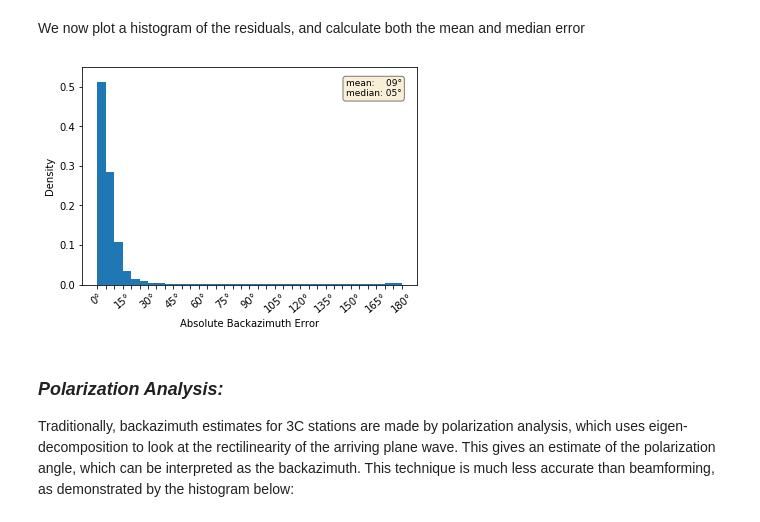
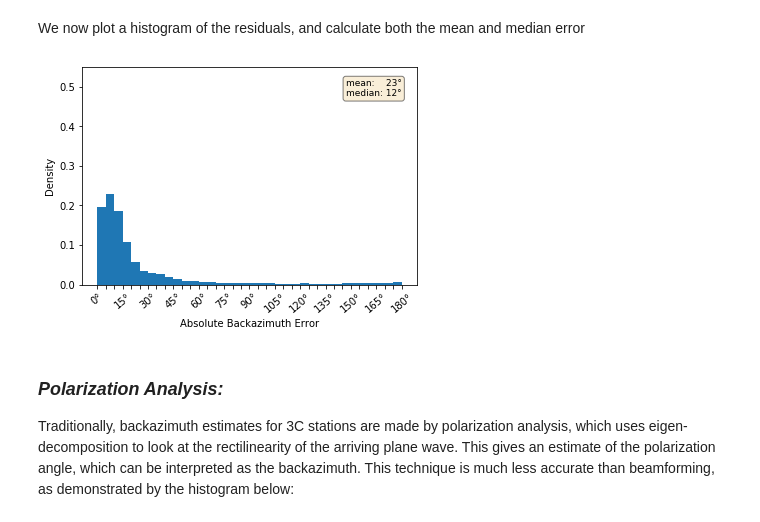
Before and after one commit to joshuadickey/baz-net, a Jupyter notebook: BazNet.ipynb, the cells around one changed output. Cells and saved outputs as stored; diff of their text form; code cells hidden in the pictures.

```diff
--- a/BazNet.ipynb
+++ b/BazNet.ipynb
@@ -70,9 +74,9 @@ def read_cat(cat_file):
     return cat
 # %%
 cat_CPUP = read_cat('data/Y_CPUP_20_180.csv')
-cat_ASAR = read_cat('data/Y_ASAR_20_180.csv')
+cat_CMAR = read_cat('data/Y_CMAR_20_180.csv')
 display(cat_CPUP.STA.value_counts())
-display(cat_ASAR.STA.value_counts())
+display(cat_CMAR.STA.value_counts())
 # %% [output]
 CPUP    51385
 Name: STA, dtype: int64
@@ -137,7 +141,7 @@ def azimuther(cat_row):
     return Geodesic.WGS84.Inverse(cat_row.EV_LAT, cat_row.EV_LON, cat_row.ST_LAT, cat_row.ST_LON)['azi2'] + 180
 # %%
 cat_CPUP['AZI_TRUE'] = cat_CPUP.apply(lambda row: azimuther(row), axis=1)
-cat_ASAR['AZI_TRUE'] = cat_ASAR.apply(lambda row: azimuther(row), axis=1)
+cat_CMAR['AZI_TRUE'] = cat_CMAR.apply(lambda row: azimuther(row), axis=1)
 # %% [markdown]
 ### _Beamforming Analysis:_
 
@@ -153,7 +157,7 @@ To do this, we first need to develop some apparatus for comparing angluar errors
 def ang_diff(a, b):
     return np.min(np.stack(((a-b)%360, (b-a)%360)), axis=0)
 # %%
-cat_ASAR['AZI_IDC_ERR'] = ang_diff(cat_ASAR.AZI_TRUE.values, cat_ASAR.AZI_PRED.values)
+cat_CMAR['AZI_IDC_ERR'] = ang_diff(cat_CMAR.AZI_TRUE.values, cat_CMAR.AZI_PRED.values)
 # %% [markdown]
 We now plot a histogram of the residuals, and calculate both the mean and median error
 # %%
@@ -178,9 +182,9 @@ def plot_ERR(err, lbl='', ax=None, deg_per_bin=5, lbl_rate=3):
 
     plt.savefig(f'images/err_histogram_{lbl}.png', transparent=False, dpi=300, bbox_inches='tight')
 # %%
-plot_ERR(cat_ASAR['AZI_IDC_ERR'], 'IDC_beam')
+plot_ERR(cat_CMAR['AZI_IDC_ERR'], 'IDC_beam')
 # %% [output]
-[figure, old version]
+[figure, new version]
 # %% [markdown]
 ### _Polarization Analysis:_
 
```
Also changed, not shown: parts of 13 cells of this notebook.
